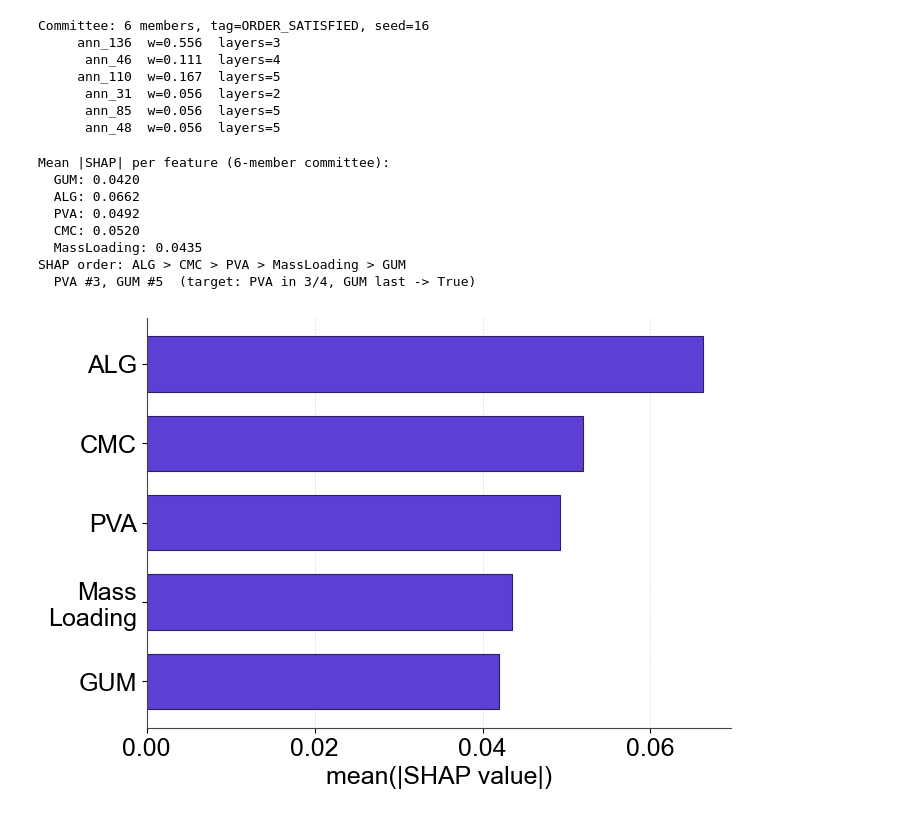
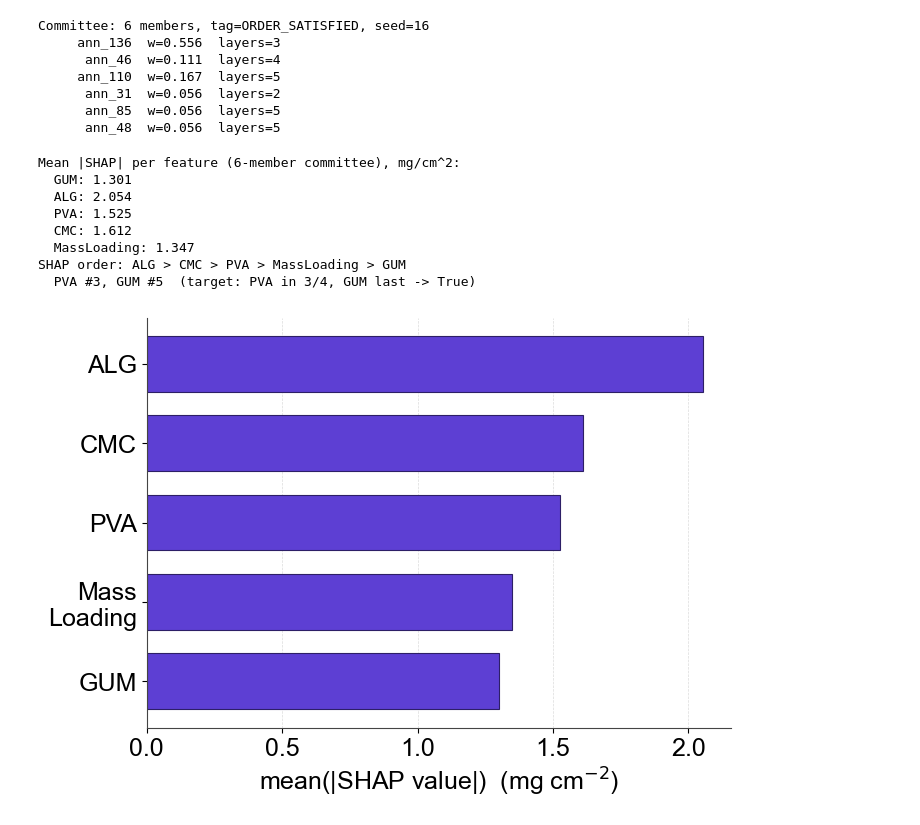
Before and after one commit to tcchung-keeponkeepingon/project_microgreen, a Jupyter notebook: 03_bo_v7_shap.ipynb, the cells around one changed output. Cells and saved outputs as stored; diff of their text form; code cells hidden in the pictures.

```diff
--- a/03_bo_v7_shap.ipynb
+++ b/03_bo_v7_shap.ipynb
@@ -84,16 +84,16 @@ def predict_fn(X_scaled):
     comp_sum = np.where(comp_sum == 0, 1.0, comp_sum)
     X_orig[:, :4] = comp / comp_sum
     preds_sc = comm_predict_scaled(scaler_X_c.transform(X_orig))
-    return scaler_y_c.inverse_transform(preds_sc.reshape(-1, 1)).ravel()
+    return scaler_y_c.inverse_transform(preds_sc.reshape(-1, 1)).ravel() * NORM_TO_MG
 
 
 np.random.seed(RANDOM_SEED)
 explainer = shap.KernelExplainer(predict_fn, X_sc)
 shap_values = explainer.shap_values(X_sc, nsamples=500)
 
-print('Mean |SHAP| per feature (6-member committee):')
+print('Mean |SHAP| per feature (6-member committee), mg/cm^2:')
 for i, col in enumerate(FEATURE_COLS):
-    print(f'  {col}: {np.abs(shap_values[:, i]).mean():.4f}')
+    print(f'  {col}: {np.abs(shap_values[:, i]).mean():.3f}')
 
 mean_abs = np.abs(shap_values).mean(axis=0)
 order = np.argsort(mean_abs)
@@ -111,39 +111,39 @@ IRIS = '#5D3FD3'
 EDGE = '#2D1F66'
 
 MARGINS = dict(left=0.22, right=0.95, top=0.95, bottom=0.13)
 
 fig, ax = plt.subplots(figsize=(8, 5))
 fig.subplots_adjust(**MARGINS)
 
 ax.barh(np.arange(len(values_sorted)), values_sorted,
         color=IRIS, edgecolor=EDGE, linewidth=0.8, height=0.7)
 
 ax.set_yticks(np.arange(len(values_sorted)))
 ax.set_yticklabels(labels_sorted, fontsize=18)
-ax.set_xlabel('mean(|SHAP value|)', fontsize=18)
+ax.set_xlabel(r'mean(|SHAP value|)  (mg cm$^{-2}$)', fontsize=18)
 ax.tick_params(axis='x', labelsize=18)
 ax.tick_params(axis='y', labelsize=18)
 
 ax.spines['top'].set_visible(False)
 ax.spines['right'].set_visible(False)
 ax.spines['left'].set_color('#444444')
 ax.spines['bottom'].set_color('#444444')
 ax.xaxis.grid(True, linestyle='--', linewidth=0.5, color='#CCCCCC', alpha=0.7)
 ax.set_axisbelow(True)
 
 xmax = values_sorted.max()
 ax.set_xlim(0, xmax * 1.05)
-ax.set_xticks([0.0, 0.02, 0.04, 0.06])
+ax.set_xticks([0.0, 0.5, 1.0, 1.5, 2.0])
 
 fig.savefig('plots/bo/bo_ann_aug_30pts_shap_bar_v7pub.svg', format='svg')
 plt.show()
 # %% [output]
-Mean |SHAP| per feature (6-member committee):
-  GUM: 0.0420
-  ALG: 0.0662
-  PVA: 0.0492
-  CMC: 0.0520
-  MassLoading: 0.0435
+Mean |SHAP| per feature (6-member committee), mg/cm^2:
+  GUM: 1.301
+  ALG: 2.054
+  PVA: 1.525
+  CMC: 1.612
+  MassLoading: 1.347
 SHAP order: ALG > CMC > PVA > MassLoading > GUM
   PVA #3, GUM #5  (target: PVA in 3/4, GUM last -> True)
-[figure, old version]
+[figure, new version]
```
Also changed, not shown: 2 other files.
